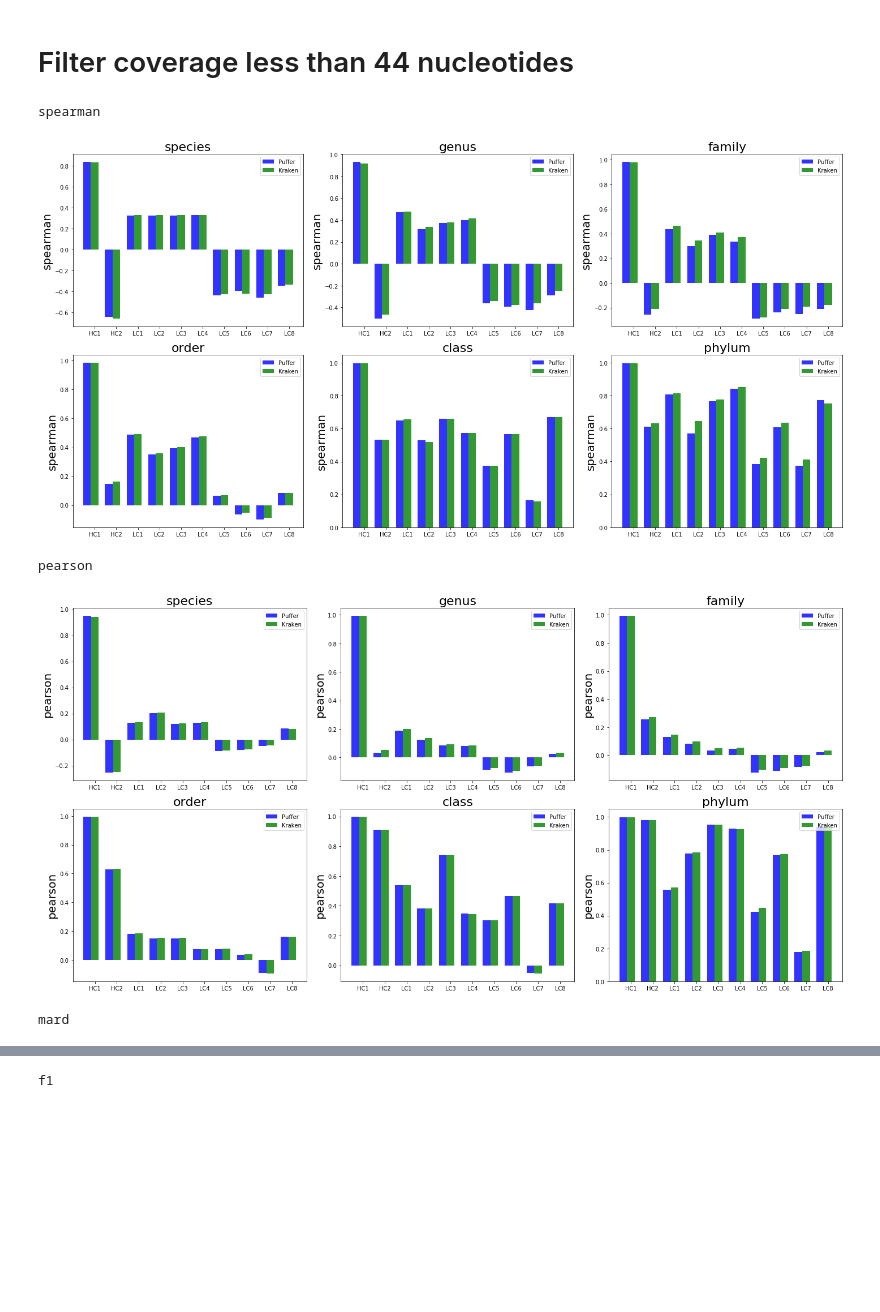
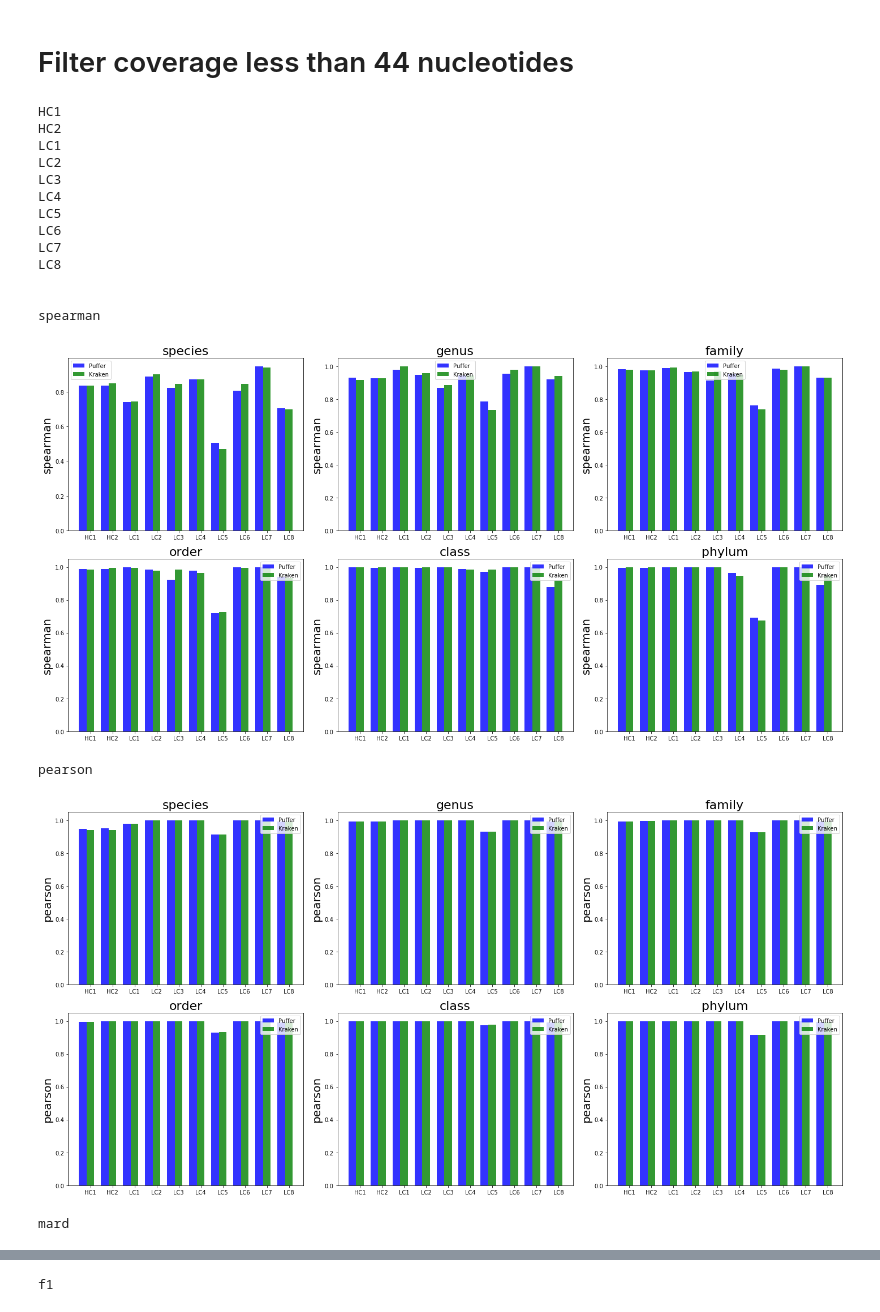
Before and after one commit to fataltes/quickNBs, a Jupyter notebook: pufferfish-krakmap.ipynb, the cells around one changed output, grey strips where cells are left out. Cells and saved outputs as stored; diff of their text form; code cells hidden in the pictures; blank space fills up the shorter version.

```diff
--- a/pufferfish-krakmap.ipynb
+++ b/pufferfish-krakmap.ipynb
@@ -437,16 +437,16 @@ def prepare(krakenf, pufferf):
     #     dataset_truth.columns = [['trueId', 'rank', 'trueCount']]
 
         #krakenf = '/mnt/scratch2/avi/meta-map/kraken/krakOut/{}.rpt'.format(dataset)
-        krakenf = krakenf.format(dataset)
-        kraken = pd.read_csv(krakenf, sep="\t", header=None)
+        krakenf_formatted = krakenf.format(dataset)
+        kraken = pd.read_csv(krakenf_formatted, sep="\t", header=None)
         kraken.columns = ['totalPerc', 'totalCount', 'count', 'r', 'id', 'rankScientificName']
         kraken = kraken[['id', 'count']]
         kraken = pd.merge(kraken, taxa_df, left_on='id', right_on='taxaId')
         kraken = kraken[['id','rank', 'count']]
 
         #pufferf = '/mnt/scratch2/fatemeh/krakpuff/{}_species0_2.out'.format(dataset)
-        pufferf = pufferf.format(dataset)
-        puffer = pd.read_csv(pufferf, sep="\t")
+        pufferf_formatted = pufferf.format(dataset)
+        puffer = pd.read_csv(pufferf_formatted, sep="\t")
         puffer = puffer[puffer['taxaId'] > 0]
         for level in ['species', 'genus', 'family', 'order', 'class', 'phylum']:
             #print(level)
@@ -586,11 +588,24 @@ f1
 # Filter coverage less than 44 nucleotides
 # %%
 (stats44_df, kraken20, puffer44) = prepare('/mnt/scratch2/avi/meta-map/kraken/krakOut/{}.rpt',
-                                           '/mnt/scratch2/fatemeh/krakpuff/{}_species44.out')
+                                           '/mnt/scratch2/fatemeh/krakpuff/without_subtreeCount/{}_species44.out')
 draw_plots(stats44_df)
+#stats44_df
 # %% [output]
+HC1
+HC2
+LC1
+LC2
+LC3
+LC4
+LC5
+LC6
+LC7
+LC8
+
+
 spearman
-[figure, old version]
+[figure, new version]
 pearson
-[figure, old version]
+[figure, new version]
 mard
```
Also changed, not shown: parts of 5 cells of this notebook.
